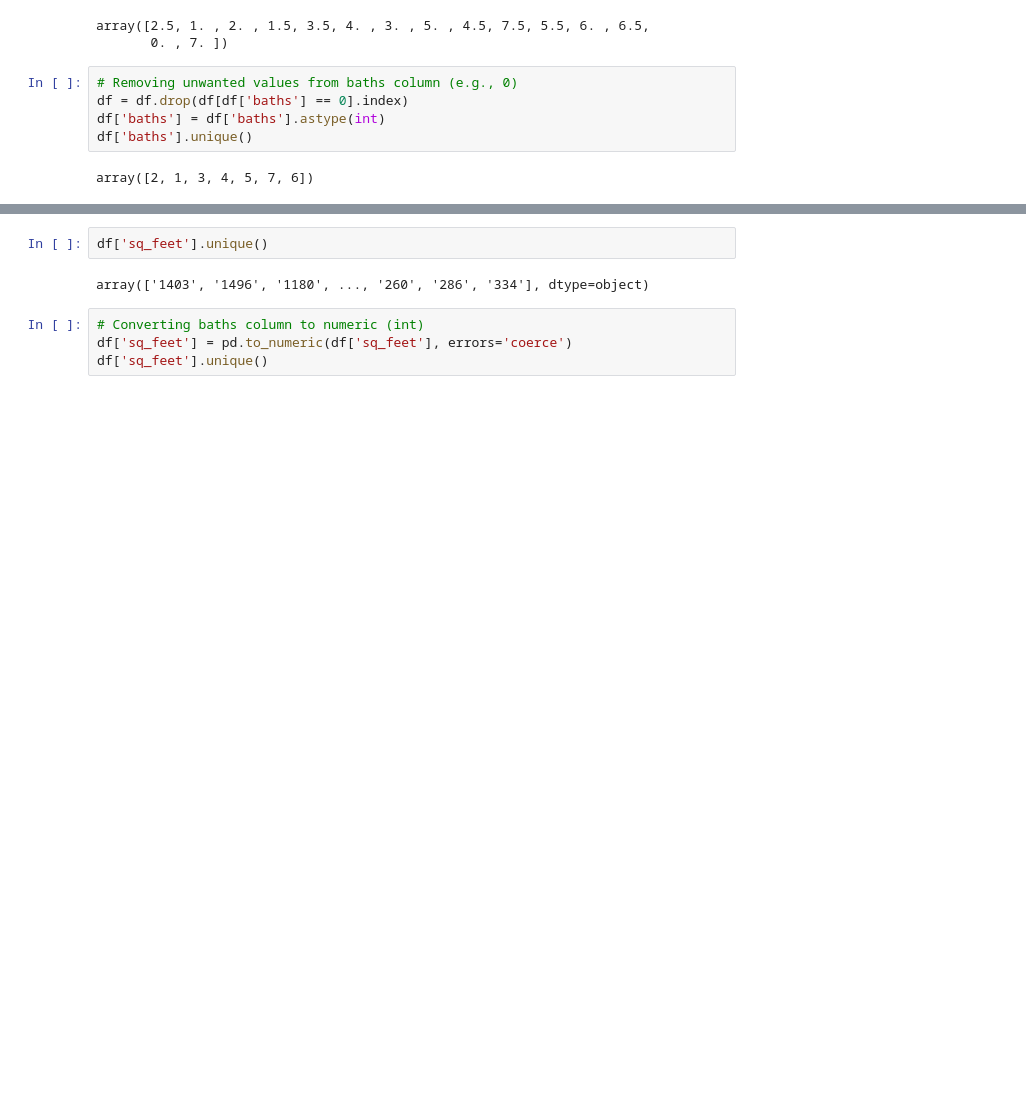
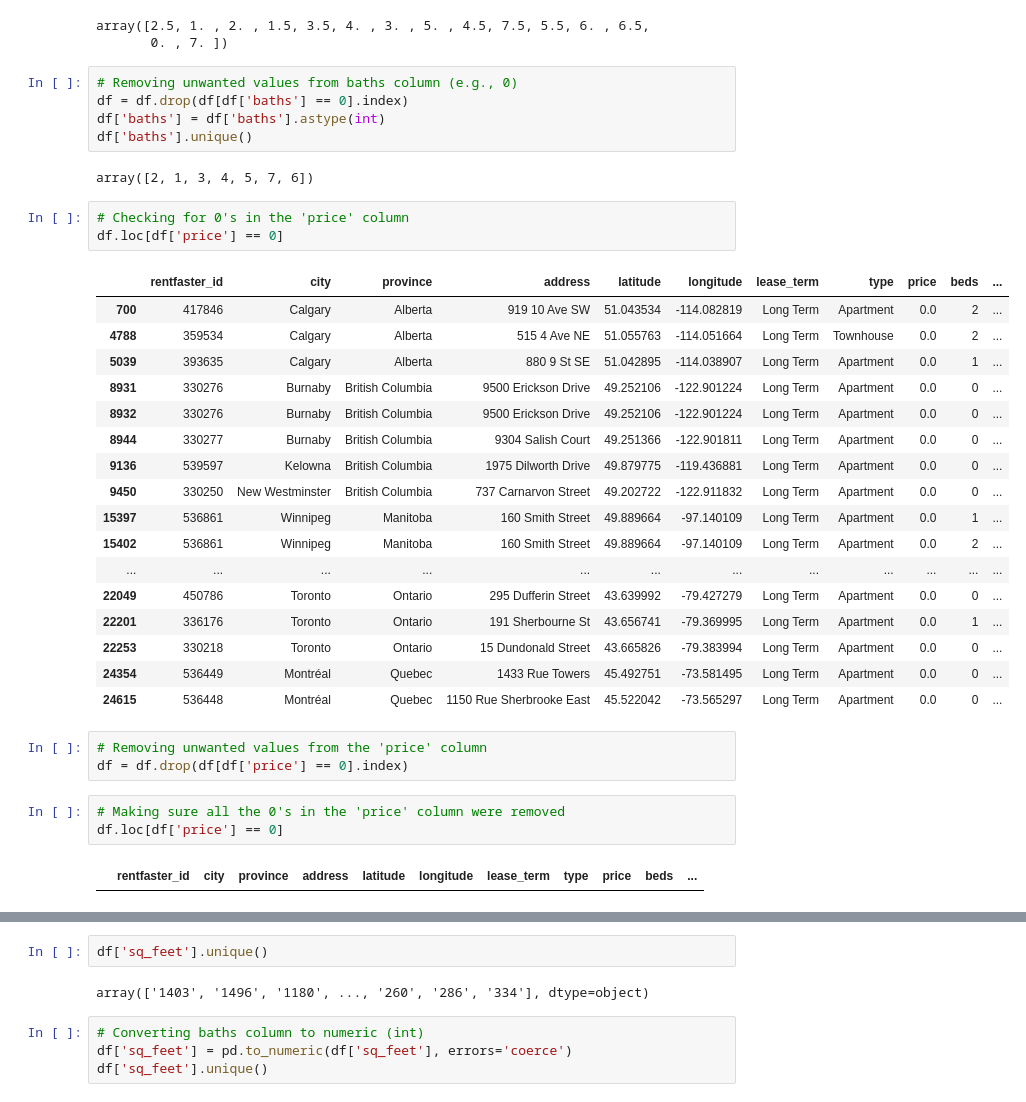
Before and after one commit to Shhhua1/Canada-Rental-Prices, a Jupyter notebook: data_cleaning.ipynb, the cells around one changed output, grey strips where cells are left out. Cells and saved outputs as stored; diff of their text form; blank space fills up the shorter version.

```diff
--- a/data_cleaning.ipynb
+++ b/data_cleaning.ipynb
@@ -174,3 +174,32 @@ df['baths'] = df['baths'].astype(int)
 df['baths'].unique()
 # %% [output]
 array([2, 1, 3, 4, 5, 7, 6])
+# %%
+# Checking for 0's in the 'price' column
+df.loc[df['price'] == 0]
+# %% [output]
+|  | rentfaster_id | city | province | address | latitude | longitude | lease_term | type | price | beds | ... |
+| 700 | 417846 | Calgary | Alberta | 919 10 Ave SW | 51.043534 | -114.082819 | Long Term | Apartment | 0.0 | 2 | ... |
+| 4788 | 359534 | Calgary | Alberta | 515 4 Ave NE | 51.055763 | -114.051664 | Long Term | Townhouse | 0.0 | 2 | ... |
+| 5039 | 393635 | Calgary | Alberta | 880 9 St SE | 51.042895 | -114.038907 | Long Term | Apartment | 0.0 | 1 | ... |
+| 8931 | 330276 | Burnaby | British Columbia | 9500 Erickson Drive | 49.252106 | -122.901224 | Long Term | Apartment | 0.0 | 0 | ... |
+| 8932 | 330276 | Burnaby | British Columbia | 9500 Erickson Drive | 49.252106 | -122.901224 | Long Term | Apartment | 0.0 | 0 | ... |
+| 8944 | 330277 | Burnaby | British Columbia | 9304 Salish Court | 49.251366 | -122.901811 | Long Term | Apartment | 0.0 | 0 | ... |
+| 9136 | 539597 | Kelowna | British Columbia | 1975 Dilworth Drive | 49.879775 | -119.436881 | Long Term | Apartment | 0.0 | 0 | ... |
+| 9450 | 330250 | New Westminster | British Columbia | 737 Carnarvon Street | 49.202722 | -122.911832 | Long Term | Apartment | 0.0 | 0 | ... |
+| 15397 | 536861 | Winnipeg | Manitoba | 160 Smith Street | 49.889664 | -97.140109 | Long Term | Apartment | 0.0 | 1 | ... |
+| 15402 | 536861 | Winnipeg | Manitoba | 160 Smith Street | 49.889664 | -97.140109 | Long Term | Apartment | 0.0 | 2 | ... |
+| ... | ... | ... | ... | ... | ... | ... | ... | ... | ... | ... | ... |
+| 22049 | 450786 | Toronto | Ontario | 295 Dufferin Street | 43.639992 | -79.427279 | Long Term | Apartment | 0.0 | 0 | ... |
+| 22201 | 336176 | Toronto | Ontario | 191 Sherbourne St | 43.656741 | -79.369995 | Long Term | Apartment | 0.0 | 1 | ... |
+| 22253 | 330218 | Toronto | Ontario | 15 Dundonald Street | 43.665826 | -79.383994 | Long Term | Apartment | 0.0 | 0 | ... |
+| 24354 | 536449 | Montréal | Quebec | 1433 Rue Towers | 45.492751 | -73.581495 | Long Term | Apartment | 0.0 | 0 | ... |
+| 24615 | 536448 | Montréal | Quebec | 1150 Rue Sherbrooke East | 45.522042 | -73.565297 | Long Term | Apartment | 0.0 | 0 | ... |
+# %%
+# Removing unwanted values from the 'price' column
+df = df.drop(df[df['price'] == 0].index)
+# %%
+# Making sure all the 0's in the 'price' column were removed
+df.loc[df['price'] == 0]
+# %% [output]
+|  | rentfaster_id | city | province | address | latitude | longitude | lease_term | type | price | beds | ... |
```
Also changed, not shown: parts of 6 cells of this notebook, 2 other files.
